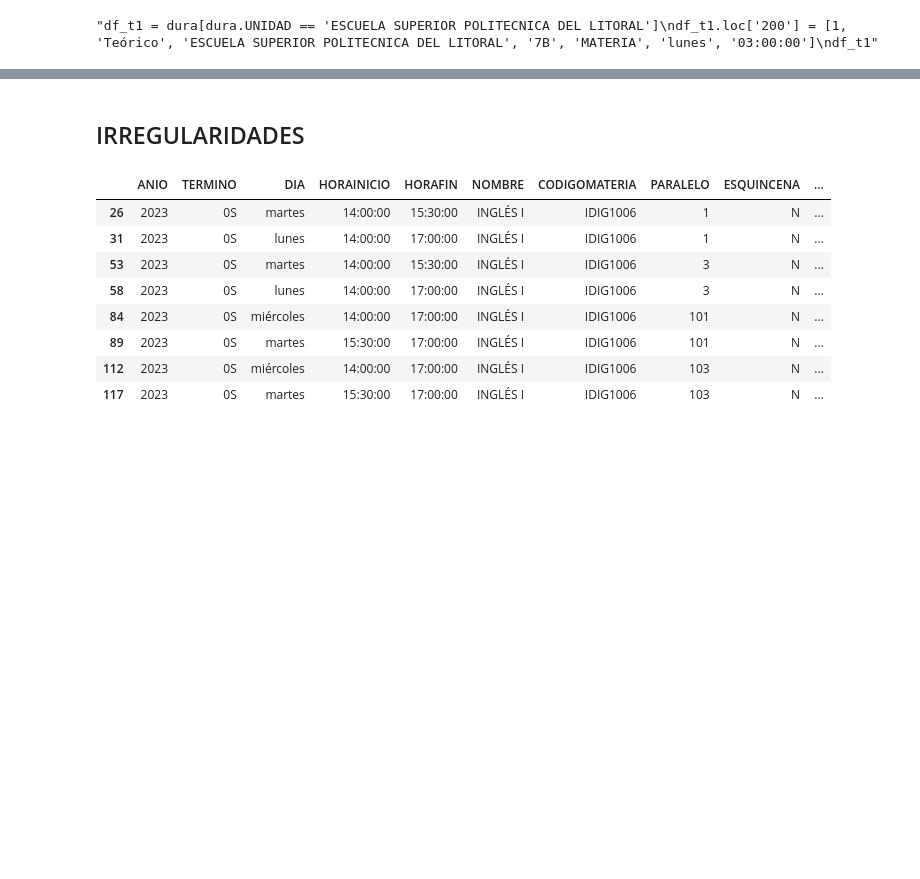
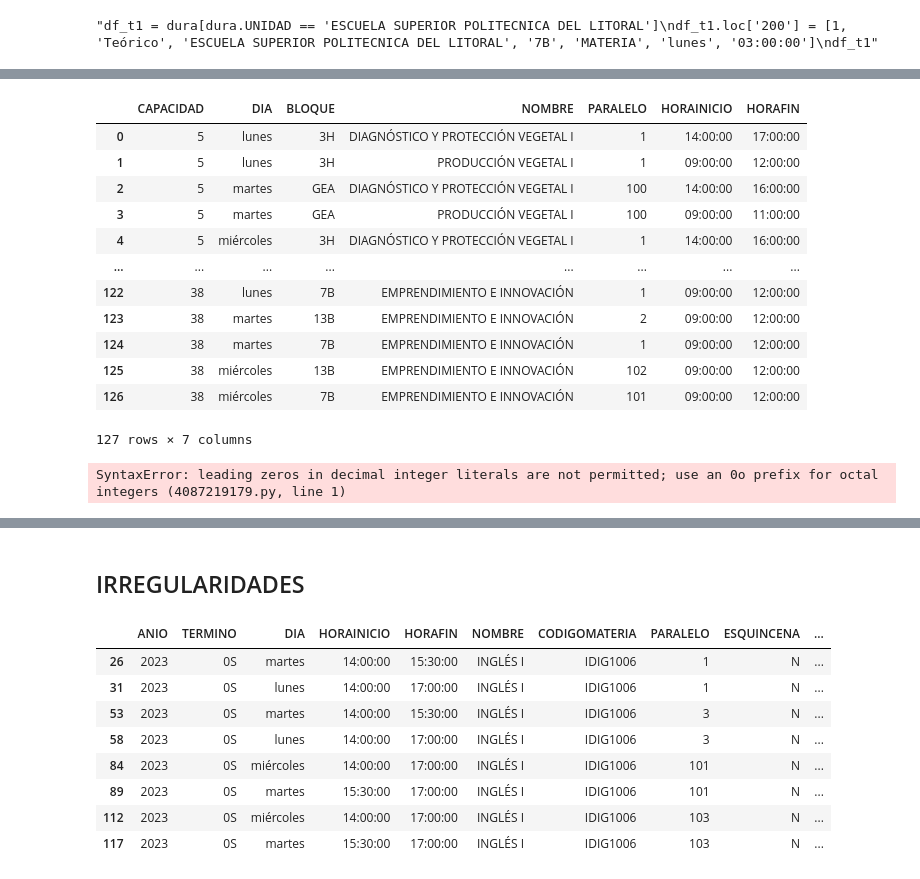
Before and after one commit to lromeror/Group_Slytheryn, a Jupyter notebook: EDA_ESPOL/EDA_ESPOL_PAE_PRE.ipynb, the cells around one changed output, grey strips where cells are left out. Cells and saved outputs as stored; diff of their text form; code cells hidden in the pictures; blank space fills up the shorter version.

```diff
--- a/EDA_ESPOL/EDA_ESPOL_PAE_PRE.ipynb
+++ b/EDA_ESPOL/EDA_ESPOL_PAE_PRE.ipynb
@@ -961,0 +983,22 @@ df_t1'''
+# %%
+df_ho = df_hora[['CAPACIDAD','DIA','BLOQUE', 'NOMBRE', 'PARALELO', 'HORAINICIO', 'HORAFIN']].groupby(['CAPACIDAD','DIA', 'BLOQUE', 'NOMBRE', 'PARALELO',  'HORAINICIO', 'HORAFIN'], as_index=False).sum()
+# %%
+df_ho
+# %% [output]
+|  | CAPACIDAD | DIA | BLOQUE | NOMBRE | PARALELO | HORAINICIO | HORAFIN |
+| 0 | 5 | lunes | 3H | DIAGNÓSTICO Y PROTECCIÓN VEGETAL I | 1 | 14:00:00 | 17:00:00 |
+| 1 | 5 | lunes | 3H | PRODUCCIÓN VEGETAL I | 1 | 09:00:00 | 12:00:00 |
+| 2 | 5 | martes | GEA | DIAGNÓSTICO Y PROTECCIÓN VEGETAL I | 100 | 14:00:00 | 16:00:00 |
+| 3 | 5 | martes | GEA | PRODUCCIÓN VEGETAL I | 100 | 09:00:00 | 11:00:00 |
+| 4 | 5 | miércoles | 3H | DIAGNÓSTICO Y PROTECCIÓN VEGETAL I | 1 | 14:00:00 | 16:00:00 |
+| ... | ... | ... | ... | ... | ... | ... | ... |
+| 122 | 38 | lunes | 7B | EMPRENDIMIENTO E INNOVACIÓN | 1 | 09:00:00 | 12:00:00 |
+| 123 | 38 | martes | 13B | EMPRENDIMIENTO E INNOVACIÓN | 2 | 09:00:00 | 12:00:00 |
+| 124 | 38 | martes | 7B | EMPRENDIMIENTO E INNOVACIÓN | 1 | 09:00:00 | 12:00:00 |
+| 125 | 38 | miércoles | 13B | EMPRENDIMIENTO E INNOVACIÓN | 102 | 09:00:00 | 12:00:00 |
+| 126 | 38 | miércoles | 7B | EMPRENDIMIENTO E INNOVACIÓN | 101 | 09:00:00 | 12:00:00 |
+127 rows × 7 columns
+# %%
+df_ho[df.HORAINICIO.dt.time == 09:00:00]
+# %% [output]
+SyntaxError: leading zeros in decimal integer literals are not permitted; use an 0o prefix for octal integers (4087219179.py, line 1)
```
Also changed, not shown: parts of 8 cells of this notebook.
